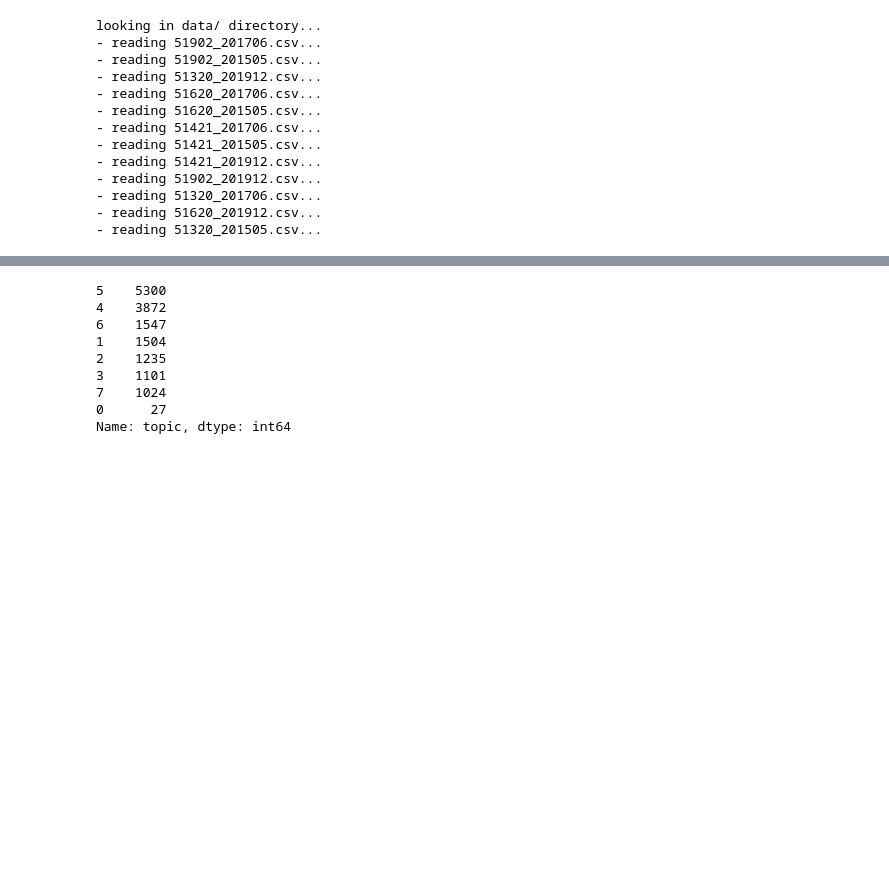
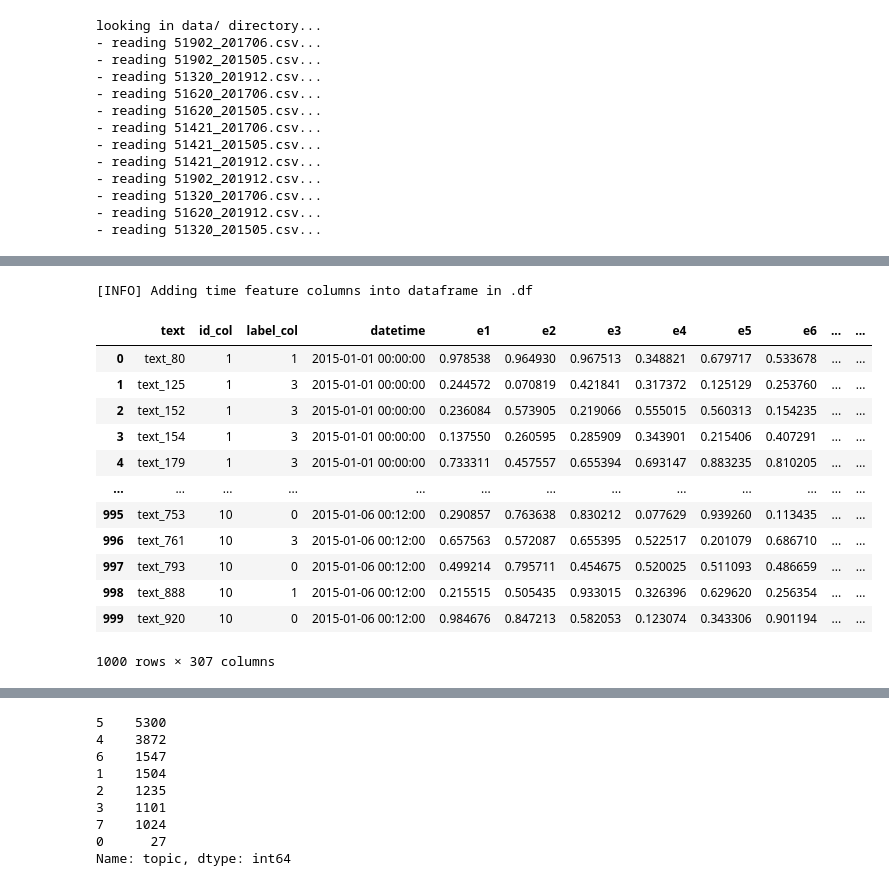
Before and after one commit to datasig-ac-uk/nlpsig, a Jupyter notebook: notebooks/manifestos/manifesto_topic_switching_binary.ipynb, the cells around one changed output, grey strips where cells are left out. Cells and saved outputs as stored; diff of their text form; code cells hidden in the pictures; blank space fills up the shorter version.

```diff
--- a/notebooks/manifestos/manifesto_topic_switching_binary.ipynb
+++ b/notebooks/manifestos/manifesto_topic_switching_binary.ipynb
@@ -49,0 +76,23 @@ looking in data/ directory...
+# %%
+import random
+random.seed(2022)
+n_entries = 1000
+list_datetimes = pd.to_datetime([
+            "2015-01-01 00:00:00",
+            "2015-01-01 00:12:00",
+            "2015-01-02 00:00:00",
+            "2015-01-02 00:12:00",
+            "2015-01-03 00:00:00",
+            "2015-01-03 00:12:00",
+            "2015-01-04 00:00:00",
+            "2015-01-04 00:12:00",
+            "2015-01-05 00:00:00",
+            "2015-01-05 00:12:00",
+            "2015-01-06 00:00:00",
+            "2015-01-06 00:12:00",
+        ])
+test_df = pd.DataFrame({"text": [f"text_{i}" for i in range(n_entries)],
+                        "id_col": [random.randint(1,10) for i in range(n_entries)],
+                        "label_col": [random.randint(0, 4) for i in range(n_entries)],
+                        "datetime": [random.choice(list_datetimes) for i in range(n_entries)]})
+test_df
@@ -49,0 +116,20 @@ looking in data/ directory...
+# %%
+test = PrepareData(test_df, , id_column="id_col")
+# %% [output]
+[INFO] Adding time feature columns into dataframe in .df
+# %%
+test.df
+# %% [output]
+|  | text | id_col | label_col | datetime | e1 | e2 | e3 | e4 | e5 | e6 | ... | ... |
+| 0 | text_80 | 1 | 1 | 2015-01-01 00:00:00 | 0.978538 | 0.964930 | 0.967513 | 0.348821 | 0.679717 | 0.533678 | ... | ... |
+| 1 | text_125 | 1 | 3 | 2015-01-01 00:00:00 | 0.244572 | 0.070819 | 0.421841 | 0.317372 | 0.125129 | 0.253760 | ... | ... |
+| 2 | text_152 | 1 | 3 | 2015-01-01 00:00:00 | 0.236084 | 0.573905 | 0.219066 | 0.555015 | 0.560313 | 0.154235 | ... | ... |
+| 3 | text_154 | 1 | 3 | 2015-01-01 00:00:00 | 0.137550 | 0.260595 | 0.285909 | 0.343901 | 0.215406 | 0.407291 | ... | ... |
+| 4 | text_179 | 1 | 3 | 2015-01-01 00:00:00 | 0.733311 | 0.457557 | 0.655394 | 0.693147 | 0.883235 | 0.810205 | ... | ... |
+| ... | ... | ... | ... | ... | ... | ... | ... | ... | ... | ... | ... | ... |
+| 995 | text_753 | 10 | 0 | 2015-01-06 00:12:00 | 0.290857 | 0.763638 | 0.830212 | 0.077629 | 0.939260 | 0.113435 | ... | ... |
+| 996 | text_761 | 10 | 3 | 2015-01-06 00:12:00 | 0.657563 | 0.572087 | 0.655395 | 0.522517 | 0.201079 | 0.686710 | ... | ... |
+| 997 | text_793 | 10 | 0 | 2015-01-06 00:12:00 | 0.499214 | 0.795711 | 0.454675 | 0.520025 | 0.511093 | 0.486659 | ... | ... |
+| 998 | text_888 | 10 | 1 | 2015-01-06 00:12:00 | 0.215515 | 0.505435 | 0.933015 | 0.326396 | 0.629620 | 0.256354 | ... | ... |
+| 999 | text_920 | 10 | 0 | 2015-01-06 00:12:00 | 0.984676 | 0.847213 | 0.582053 | 0.123074 | 0.343306 | 0.901194 | ... | ... |
+1000 rows × 307 columns
```
Also changed, not shown: parts of 22 cells of this notebook, 11 other files.
